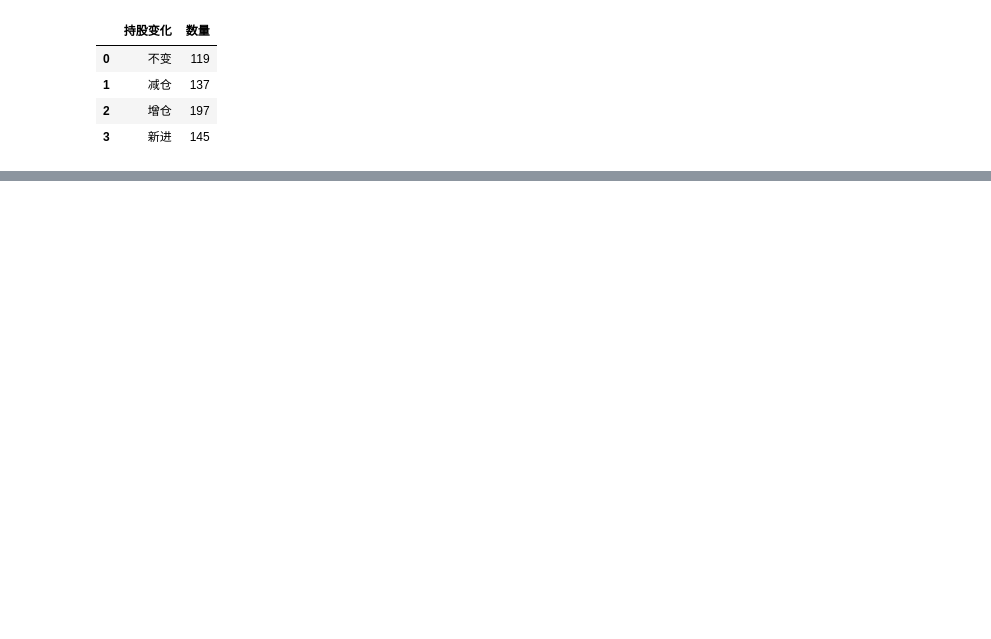
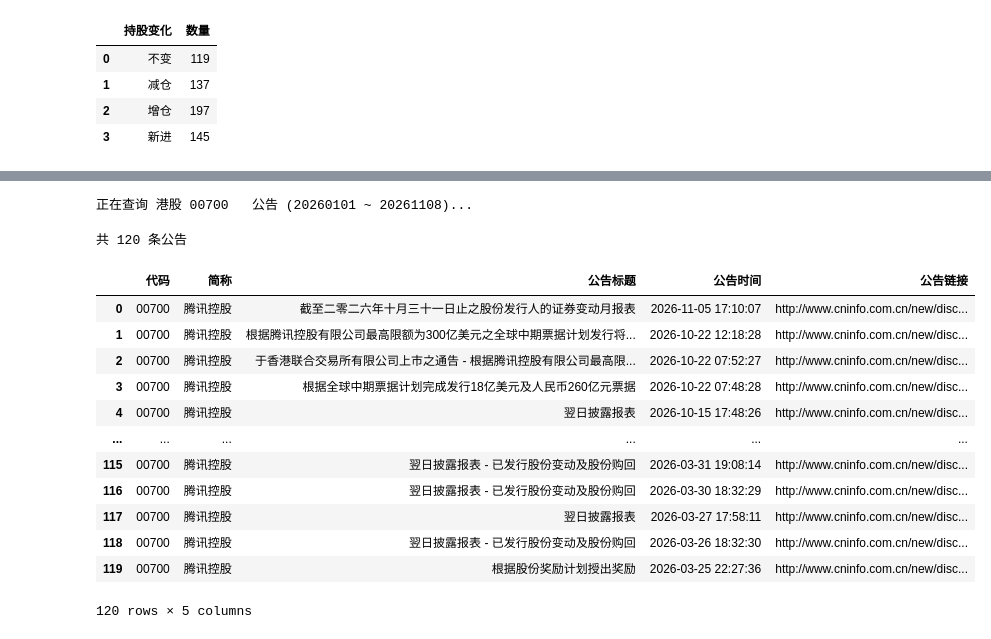
Before and after one commit to hangwang200/research_fin, a Jupyter notebook: ssf_stock/test_ssf.ipynb, the cells around one changed output, grey strips where cells are left out. Drawn from its saved outputs; the diff is of its cells as text; code cells hidden in the pictures; blank space fills up the shorter version.

```diff
--- a/test_ssf.ipynb
+++ b/ssf_stock/test_ssf.ipynb
@@ -343,3 +288,80 @@ refresh()
 # %% [output]
 HBox(children=(VBox(children=(IntSlider(value=10, description='每季前N', max=20, min=5), IntSlider(value=1, descr…
 [interactive output not drawn]
+# %%
+import re
+
+
+def get_disclosure_reports(
+    symbol: str = "",
+    market: str = "沪深京",
+    keyword: str = "",
+    category: str = "",
+    start_date: str | None = None,
+    end_date: str | None = None,
+) -> pd.DataFrame:
+    """
+    巨潮资讯公告查询, 封装 ak.stock_zh_a_disclosure_report_cninfo
+    symbol: 股票代码, 空字符串表示不限股票 (此时最好给 keyword 或 category, 否则数据量很大)
+    market: 沪深京 / 港股 / 三板 / 基金 / 债券 / 监管 / 预披露
+    category: 年报 / 半年报 / 一季报 / 三季报 / 业绩预告 / 股权变动 / ... (仅沪深京有效)
+    start_date / end_date: 'YYYYMMDD', 可以是任意日期, 默认最近 90 天
+    """
+    end_date = end_date or pd.Timestamp.today().strftime("%Y%m%d")
+    start_date = start_date or (pd.Timestamp(end_date) - pd.Timedelta(days=90)).strftime("%Y%m%d")
+    print(f"正在查询 {market} {symbol or '全部'} {keyword} {category} 公告 ({start_date} ~ {end_date})...")
+
+    # akshare 只为 沪深京/基金 建了代码->orgId 映射, 港股/三板 传 symbol 会报错,
+    # 改为用代码做关键词搜索, 再按代码过滤
+    by_keyword = bool(symbol) and market not in ("沪深京", "基金")
+    try:
+        df = ak.stock_zh_a_disclosure_report_cninfo(
+            symbol="" if by_keyword else symbol,
+            market=market,
+            keyword=keyword or (symbol if by_keyword else ""),
+            category=category,
+            start_date=start_date,
+            end_date=end_date,
+        )
+    except KeyError as e:
+        print(f"查询失败: 代码或类别不存在 {e}")
+        return pd.DataFrame()
+    except Exception as e:
+        print(f"查询失败: {e}")
+        return pd.DataFrame()
+
+    if df.empty:
+        print("没有找到公告")
+        return df
+    if by_keyword:
+        df = df[df["代码"] == symbol]
+    # 去掉巨潮关键词高亮的 <em> 标签
+    for col in ("简称", "公告标题"):
+        df[col] = df[col].map(lambda s: re.sub(r"</?em>", "", s))
+    df["公告时间"] = pd.to_datetime(df["公告时间"])
+    df = df.sort_values("公告时间", ascending=False).reset_index(drop=True)
+    print(f"共 {len(df)} 条公告")
+    return df
+
+
+# 示例: 比亚迪最近的三季报 / 港股腾讯近一个月公告 / 全市场提到社保基金的公告
+# display(get_disclosure_reports("002594", category="三季报", start_date="20260101"))
+display(get_disclosure_reports("00700", market="港股", start_date="20260101"))
+# display(get_disclosure_reports("00700", market="港股", keyword="社保基金", start_date="20260101"))
+# display(get_disclosure_reports(keyword="社保基金", start_date="20261001"))
+# %% [output]
+正在查询 港股 00700   公告 (20260101 ~ 20261108)...
+共 120 条公告
+|  | 代码 | 简称 | 公告标题 | 公告时间 | 公告链接 |
+| 0 | 00700 | 腾讯控股 | 截至二零二六年十月三十一日止之股份发行人的证券变动月报表 | 2026-11-05 17:10:07 | http://www.cninfo.com.cn/new/disc... |
+| 1 | 00700 | 腾讯控股 | 根据腾讯控股有限公司最高限额为300亿美元之全球中期票据计划发行将... | 2026-10-22 12:18:28 | http://www.cninfo.com.cn/new/disc... |
+| 2 | 00700 | 腾讯控股 | 于香港联合交易所有限公司上市之通告 - 根据腾讯控股有限公司最高限... | 2026-10-22 07:52:27 | http://www.cninfo.com.cn/new/disc... |
+| 3 | 00700 | 腾讯控股 | 根据全球中期票据计划完成发行18亿美元及人民币260亿元票据 | 2026-10-22 07:48:28 | http://www.cninfo.com.cn/new/disc... |
+| 4 | 00700 | 腾讯控股 | 翌日披露报表 | 2026-10-15 17:48:26 | http://www.cninfo.com.cn/new/disc... |
+| ... | ... | ... | ... | ... | ... |
+| 115 | 00700 | 腾讯控股 | 翌日披露报表 - 已发行股份变动及股份购回 | 2026-03-31 19:08:14 | http://www.cninfo.com.cn/new/disc... |
+| 116 | 00700 | 腾讯控股 | 翌日披露报表 - 已发行股份变动及股份购回 | 2026-03-30 18:32:29 | http://www.cninfo.com.cn/new/disc... |
+| 117 | 00700 | 腾讯控股 | 翌日披露报表 | 2026-03-27 17:58:11 | http://www.cninfo.com.cn/new/disc... |
+| 118 | 00700 | 腾讯控股 | 翌日披露报表 - 已发行股份变动及股份购回 | 2026-03-26 18:32:30 | http://www.cninfo.com.cn/new/disc... |
+| 119 | 00700 | 腾讯控股 | 根据股份奖励计划授出奖励 | 2026-03-25 22:27:36 | http://www.cninfo.com.cn/new/disc... |
+120 rows × 5 columns
```
Also changed, not shown: parts of 9 cells of this notebook, 8 other files.
